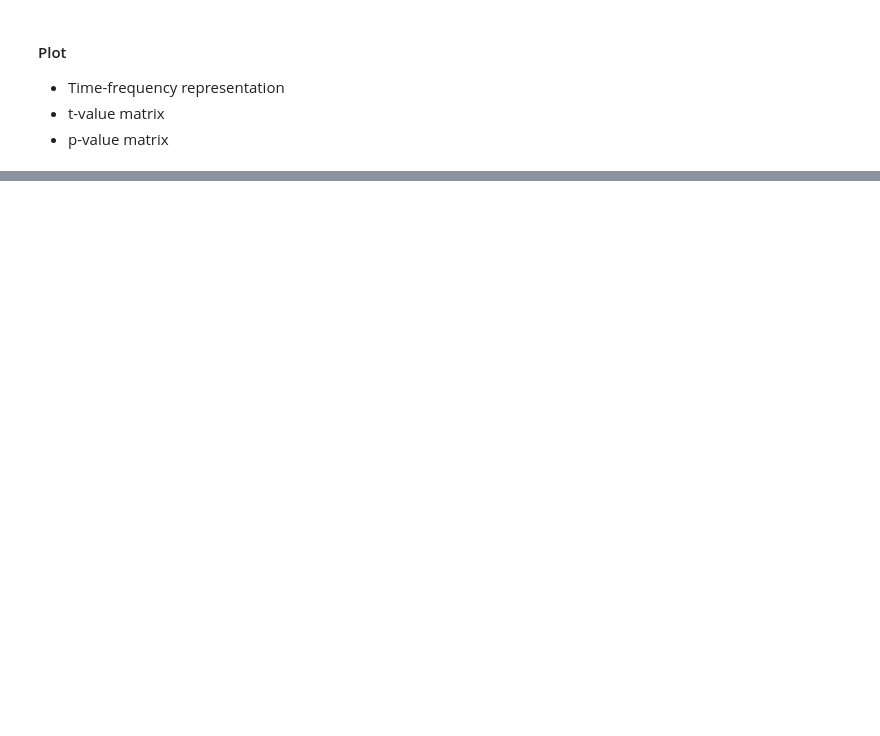
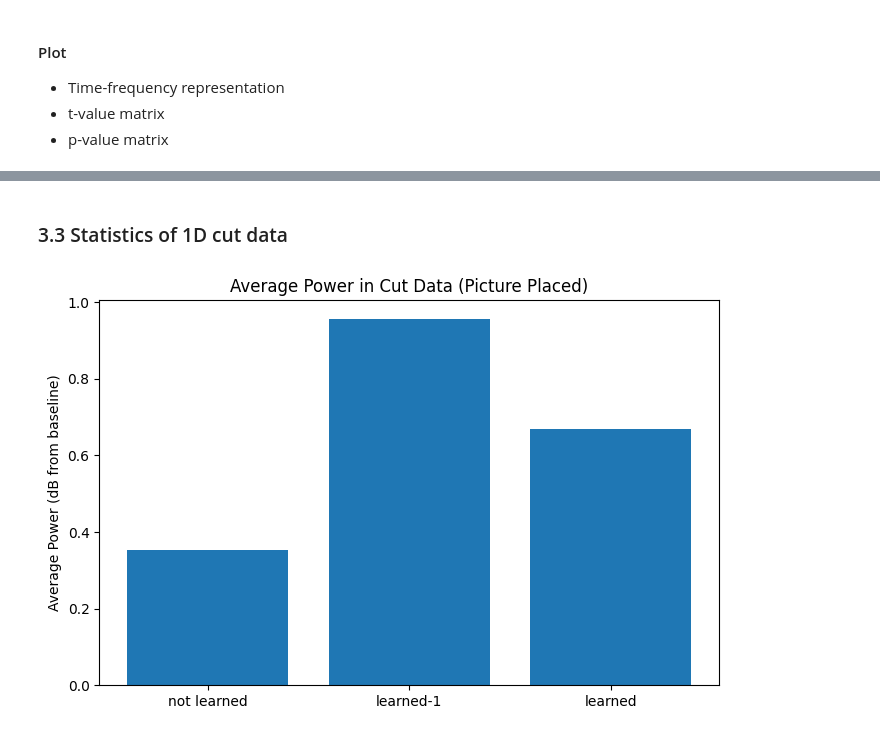
Before and after one commit to faering/master-project, a Jupyter notebook: Q1 - time-frequency power analysis - hippocampus.ipynb, the cells around one changed output, grey strips where cells are left out. Drawn from its saved outputs; the diff is of its cells as text; code cells hidden in the pictures; blank space fills up the shorter version.

```diff
--- a/Q1 - time-frequency power analysis - hippocampus.ipynb
+++ b/Q1 - time-frequency power analysis - hippocampus.ipynb
@@ -1348,0 +1375,7 @@ plt.show()
+# %%
+# [REMOVE]
+
+fname_stat_results  = f"{path_results}/data/2.2 {stimulus}_stat_t_test_condition_vs_baseline.json"
+# load previously calculated statistics
+with open(fname_stat_results, 'rb') as f:
+    statistics = pickle.load(f)
@@ -1348,0 +1447,14 @@ plt.show()
+# %%
+def cut_tfr_data(tfr_data_condition, freq_start, freq_end, time_start, time_end):
+    # convert frequency range to indices
+    freq_start_idx = np.where(frequencies == freq_start)[0][0].astype(int)
+    freq_end_idx = np.where(frequencies == freq_end)[0][0].astype(int)
+
+    # convert time range to indices with respect to the stimulus onset
+    time_start_idx = np.floor(stimulus_onset + (time_start * fs)).astype(int)
+    time_start_idx = 0 if time_start_idx < 0 else time_start_idx
+    time_end_idx = np.floor(stimulus_onset + (time_end * fs)).astype(int)
+
+    # cut time-frequency power data and average flattened array
+    tfr_data_condition_cut = np.mean(tfr_data_condition[freq_start_idx:freq_end_idx, time_start_idx:time_end_idx], axis=None)
+    return tfr_data_condition_cut, freq_start_idx, freq_end_idx, time_start_idx, time_end_idx
@@ -1348,0 +1612,28 @@ plt.show()
+# %% [markdown]
+### 3.3 Statistics of 1D cut data
+# %%
+# Load cut data for stimulus
+fname_cut_data  = f"{path_results}/data/3.2 {stimulus}_tfr_data_cut.pkl"
+with open(fname_cut_data, 'rb') as f:
+    tfr_data_cut = pickle.load(f)
+
+conditions_cut = tfr_data_cut.keys()
+
+tfr_cut = []
+tfr_conds = []
+for condition, value in tfr_data_cut.items():
+    tfr_cut.append(abs(value))
+    tfr_conds.append(condition)
+
+# bar plot
+fig, ax = plt.subplots(figsize=(8, 5))
+ax.bar(tfr_conds, tfr_cut)
+ax.set_ylabel("Average Power (dB from baseline)")
+ax.set_title(f"Average Power in Cut Data ({stimulus})")
+
+# save figure
+fig.savefig(f"{path_results}/3.3 {stimulus}_bar_tfr_data_cut.png", dpi=300, bbox_inches='tight')
+
+plt.show()
+# %% [output]
+[figure, added]
```
Also changed, not shown: parts of 24 cells of this notebook.
